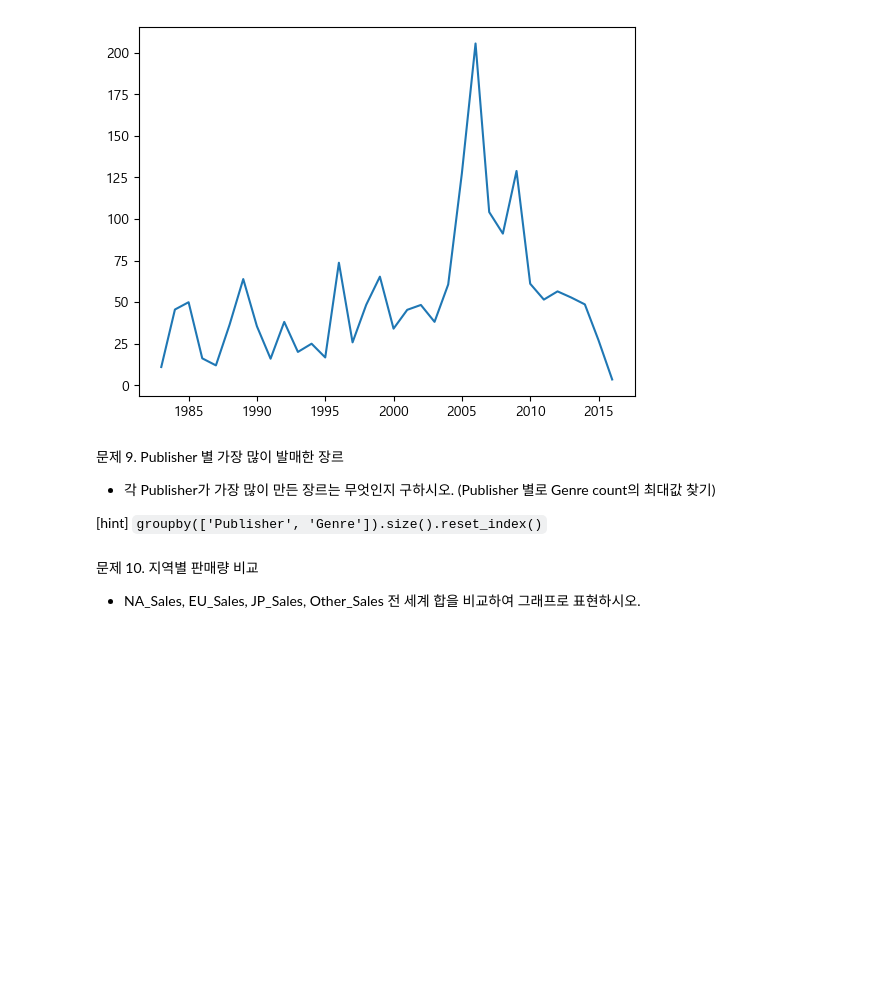
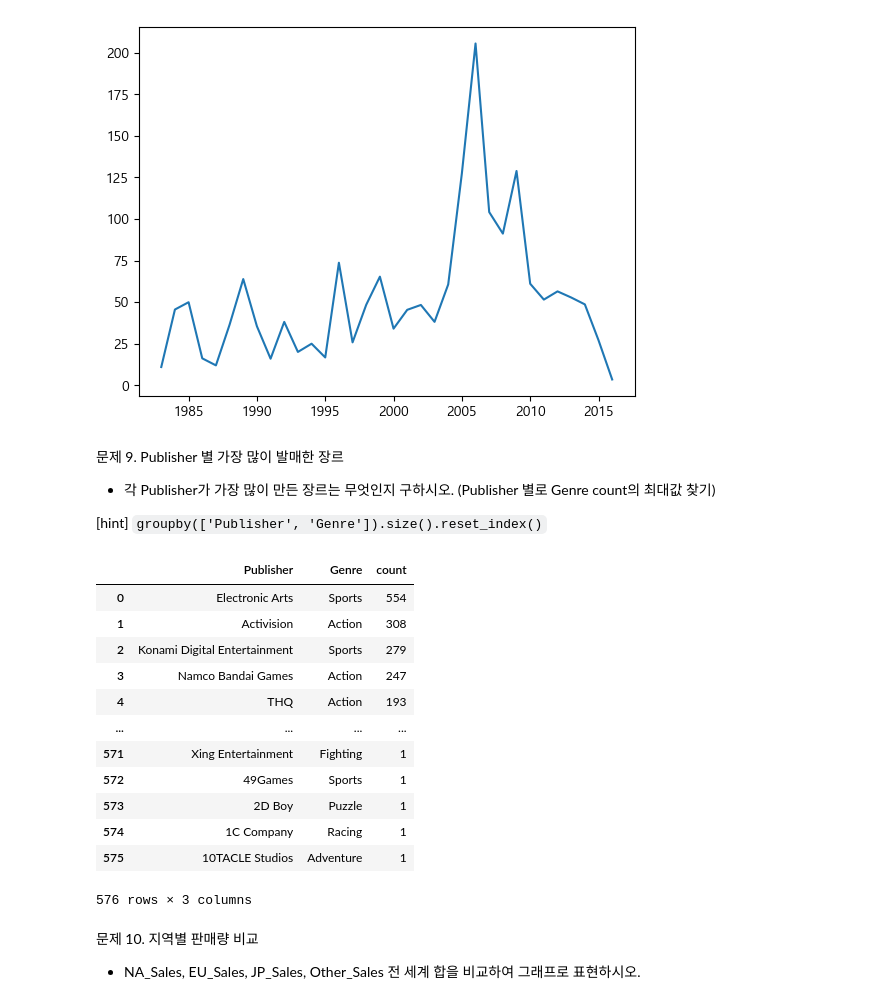
Before and after one commit to ibnghazi/DataAnalysis_practice, a Jupyter notebook: practice/kaggle_video_sales/solution.ipynb, the cells around one changed output. Drawn from its saved outputs; the diff is of its cells as text; code cells hidden in the pictures; blank space fills up the shorter version.

```diff
--- a/practice/solution.ipynb
+++ b/practice/kaggle_video_sales/solution.ipynb
@@ -210,6 +209,28 @@ plt.plot(sale_by_sort)
 
 [hint]
 `groupby(['Publisher', 'Genre']).size().reset_index()`
+# %%
+# Publisher, Genre 조합하여 발매 수
+df_pg = df.groupby(['Publisher', 'Genre']).size().reset_index(name='count')
+
+# 각 Publisher 별 발매수가 가장 많은 Genre 조회
+idx = df_pg.groupby('Publisher')['count'].idxmax()
+# => 각 Publisher 별 발매수(count)가 가장 큰 값을 가진 행의 인덱스
+df_pg.loc[idx].sort_values('count', ascending=False).reset_index(drop=True)
+# %% [output]
+|  | Publisher | Genre | count |
+| 0 | Electronic Arts | Sports | 554 |
+| 1 | Activision | Action | 308 |
+| 2 | Konami Digital Entertainment | Sports | 279 |
+| 3 | Namco Bandai Games | Action | 247 |
+| 4 | THQ | Action | 193 |
+| ... | ... | ... | ... |
+| 571 | Xing Entertainment | Fighting | 1 |
+| 572 | 49Games | Sports | 1 |
+| 573 | 2D Boy | Puzzle | 1 |
+| 574 | 1C Company | Racing | 1 |
+| 575 | 10TACLE Studios | Adventure | 1 |
+576 rows × 3 columns
 # %% [markdown]
 문제 10. 지역별 판매량 비교
 - NA_Sales, EU_Sales, JP_Sales, Other_Sales 전 세계 합을 비교하여 그래프로 표현하시오.
```
Also changed, not shown: parts of 4 cells of this notebook, 2 other files.
